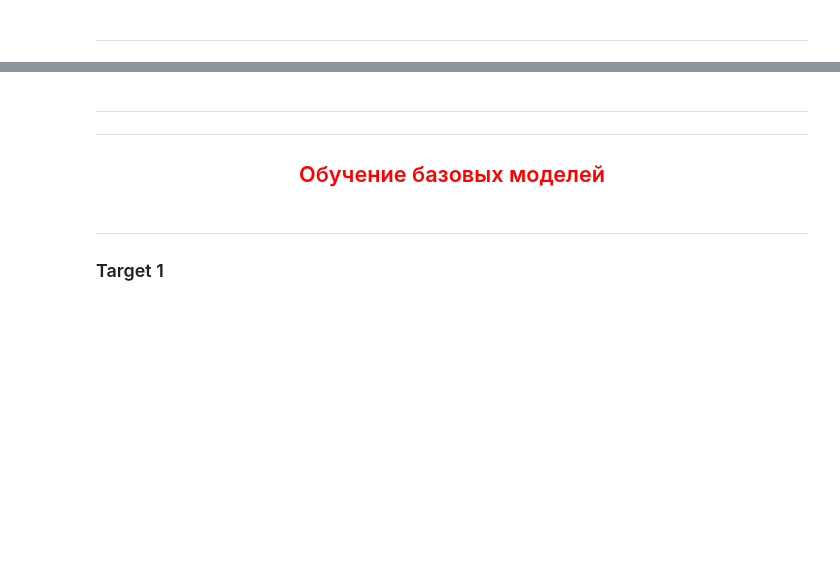
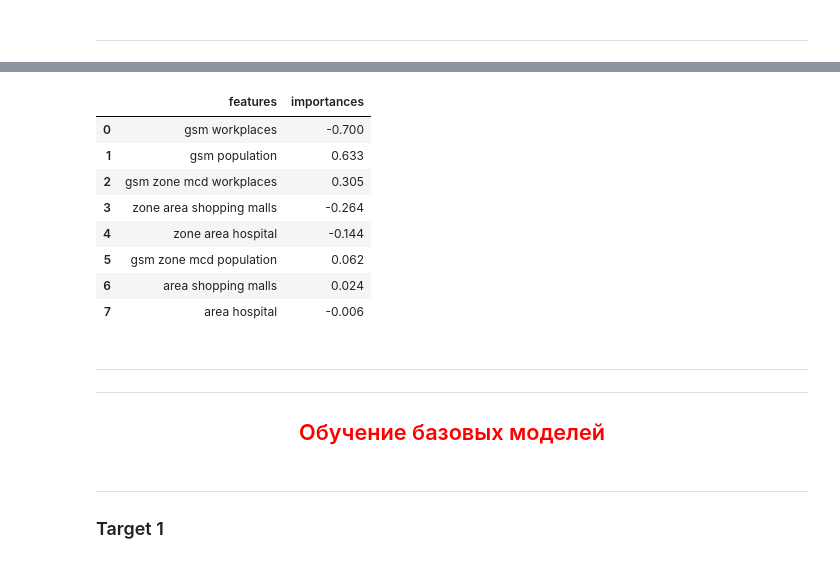
Before and after one commit to NazarovMichail/ds_nms, a Jupyter notebook: training_test.ipynb, the cells around one changed output, grey strips where cells are left out. Cells and saved outputs as stored; diff of their text form; code cells hidden in the pictures; blank space fills up the shorter version.

```diff
--- a/training_test.ipynb
+++ b/training_test.ipynb
@@ -231,0 +254,7 @@ X_test_poly_corr_1.shape, target_test_1.shape,X_test_poly_corr_2.shape, target_t
+# %%
+trained_model, result_dict = model_train.train_cv(X=X_train_1, y=target_train_1,
+                                                  model=LinearRegression(),
+                                                  cv_type='loo',
+                                                  metric_best='RE_val')
+
+pd.DataFrame([result_dict])
@@ -231,0 +264,8 @@ X_test_poly_corr_1.shape, target_test_1.shape,X_test_poly_corr_2.shape, target_t
+# %%
+trained_model, result_dict = model_train.train_cv(X=X_train_1, y=target_train_1,
+                                                  model=LinearRegression(),
+                                                  cv_type='stratify',
+                                                  metric_best='RE_val',
+                                                  n_splits=8)
+
+pd.DataFrame([result_dict])
@@ -231,0 +275,8 @@ X_test_poly_corr_1.shape, target_test_1.shape,X_test_poly_corr_2.shape, target_t
+# %%
+trained_model, result_dict = model_train.train_cv(X=X_train_1, y=target_train_1,
+                                                  model=LinearRegression(),
+                                                  cv_type='kf',
+                                                  metric_best='RE_val',
+                                                  n_splits=15)
+
+pd.DataFrame([result_dict])
@@ -231,0 +286,9 @@ X_test_poly_corr_1.shape, target_test_1.shape,X_test_poly_corr_2.shape, target_t
+# %%
+trained_model, result_dict = model_train.train_cv(X=X_train_1, y=target_train_1,
+                                                  model=LinearRegression(),
+                                                  cv_type='ts',
+                                                  metric_best='R2_val',
+                                                  train_size=8,
+                                                  val_size=10)
+
+pd.DataFrame([result_dict])
@@ -232,3 +298,15 @@ X_test_poly_corr_1.shape, target_test_1.shape,X_test_poly_corr_2.shape, target_t
+# %%
+model_train.get_feature_importance_df(X=X_train_1, model=trained_model)
+# %% [output]
+|  | features | importances |
+| 0 | gsm workplaces | -0.700 |
+| 1 | gsm population | 0.633 |
+| 2 | gsm zone mcd workplaces | 0.305 |
+| 3 | zone area shopping malls | -0.264 |
+| 4 | zone area hospital | -0.144 |
+| 5 | gsm zone mcd population | 0.062 |
+| 6 | area shopping malls | 0.024 |
+| 7 | area hospital | -0.006 |
 # %% [markdown]
 ___
 ___
```
Also changed, not shown: parts of 21 cells of this notebook, 6 other files.
